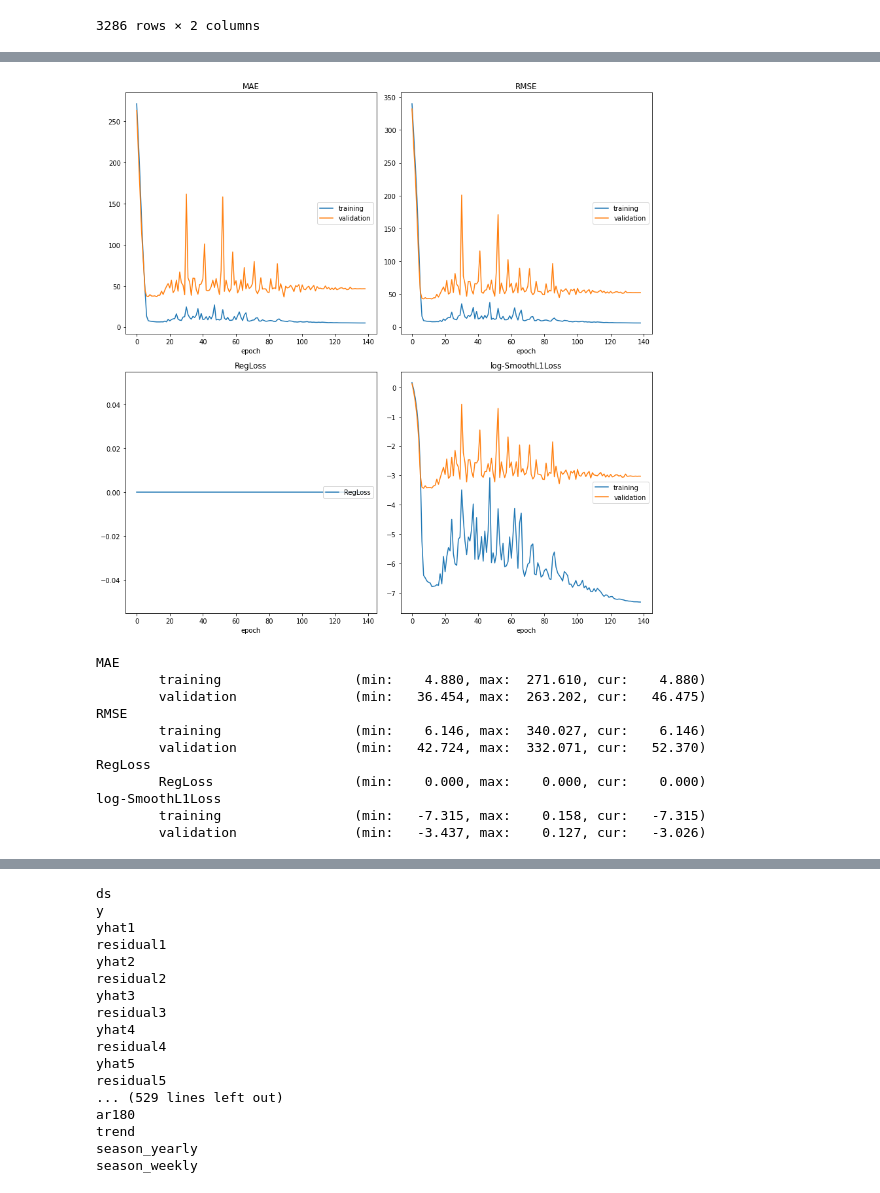
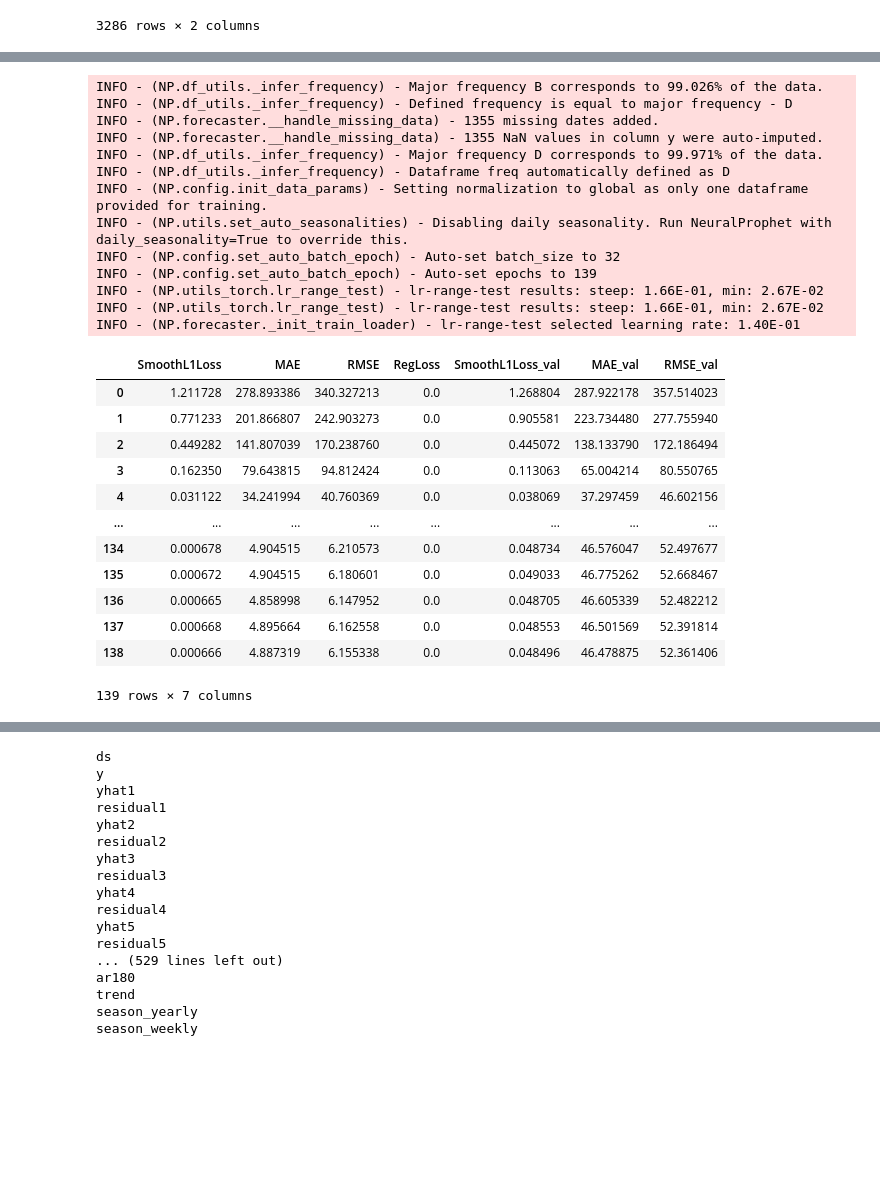
Before and after one commit to Sebastian1981/Stock_Prediction, a Jupyter notebook: experiment/portfolio_optimization.ipynb, the cells around one changed output, grey strips where cells are left out. Drawn from its saved outputs; the diff is of its cells as text; code cells hidden in the pictures; blank space fills up the shorter version.

```diff
--- a/experiment/portfolio_optimization.ipynb
+++ b/experiment/portfolio_optimization.ipynb
@@ -221,18 +236,36 @@ metrics_test.describe().loc[["mean", "std", "min", "max"]]
 # make a two fold validation
 m = NeuralProphet(**params)
 df_train, df_val = m.split_df(df_stock, freq='D', valid_p=0.25)
-metrics = m.fit(df_train, validation_df=df_val, progress="plot-all")
+#metrics = m.fit(df_train, validation_df=df_val, progress="plot-all")
+metrics = m.fit(df_train, validation_df=df_val)
 # %% [output]
-[figure, removed]
-MAE
-        training                 (min:    4.880, max:  271.610, cur:    4.880)
-        validation               (min:   36.454, max:  263.202, cur:   46.475)
-RMSE
-        training                 (min:    6.146, max:  340.027, cur:    6.146)
-        validation               (min:   42.724, max:  332.071, cur:   52.370)
-RegLoss
-        RegLoss                  (min:    0.000, max:    0.000, cur:    0.000)
-log-SmoothL1Loss
-        training                 (min:   -7.315, max:    0.158, cur:   -7.315)
-        validation               (min:   -3.437, max:    0.127, cur:   -3.026)
+INFO - (NP.df_utils._infer_frequency) - Major frequency B corresponds to 99.026% of the data.
+INFO - (NP.df_utils._infer_frequency) - Defined frequency is equal to major frequency - D
+INFO - (NP.forecaster.__handle_missing_data) - 1355 missing dates added.
+INFO - (NP.forecaster.__handle_missing_data) - 1355 NaN values in column y were auto-imputed.
+INFO - (NP.df_utils._infer_frequency) - Major frequency D corresponds to 99.971% of the data.
+INFO - (NP.df_utils._infer_frequency) - Dataframe freq automatically defined as D
+INFO - (NP.config.init_data_params) - Setting normalization to global as only one dataframe provided for training.
+INFO - (NP.utils.set_auto_seasonalities) - Disabling daily seasonality. Run NeuralProphet with daily_seasonality=True to override this.
+INFO - (NP.config.set_auto_batch_epoch) - Auto-set batch_size to 32
+INFO - (NP.config.set_auto_batch_epoch) - Auto-set epochs to 139
+INFO - (NP.utils_torch.lr_range_test) - lr-range-test results: steep: 1.66E-01, min: 2.67E-02
+INFO - (NP.utils_torch.lr_range_test) - lr-range-test results: steep: 1.66E-01, min: 2.67E-02
+INFO - (NP.forecaster._init_train_loader) - lr-range-test selected learning rate: 1.40E-01
+# %%
+metrics
+# %% [output]
+|  | SmoothL1Loss | MAE | RMSE | RegLoss | SmoothL1Loss_val | MAE_val | RMSE_val |
+| 0 | 1.211728 | 278.893386 | 340.327213 | 0.0 | 1.268804 | 287.922178 | 357.514023 |
+| 1 | 0.771233 | 201.866807 | 242.903273 | 0.0 | 0.905581 | 223.734480 | 277.755940 |
+| 2 | 0.449282 | 141.807039 | 170.238760 | 0.0 | 0.445072 | 138.133790 | 172.186494 |
+| 3 | 0.162350 | 79.643815 | 94.812424 | 0.0 | 0.113063 | 65.004214 | 80.550765 |
+| 4 | 0.031122 | 34.241994 | 40.760369 | 0.0 | 0.038069 | 37.297459 | 46.602156 |
+| ... | ... | ... | ... | ... | ... | ... | ... |
+| 134 | 0.000678 | 4.904515 | 6.210573 | 0.0 | 0.048734 | 46.576047 | 52.497677 |
+| 135 | 0.000672 | 4.904515 | 6.180601 | 0.0 | 0.049033 | 46.775262 | 52.668467 |
+| 136 | 0.000665 | 4.858998 | 6.147952 | 0.0 | 0.048705 | 46.605339 | 52.482212 |
+| 137 | 0.000668 | 4.895664 | 6.162558 | 0.0 | 0.048553 | 46.501569 | 52.391814 |
+| 138 | 0.000666 | 4.887319 | 6.155338 | 0.0 | 0.048496 | 46.478875 | 52.361406 |
+139 rows × 7 columns
 # %%
```
Also changed, not shown: parts of 16 cells of this notebook, 2 other files.
